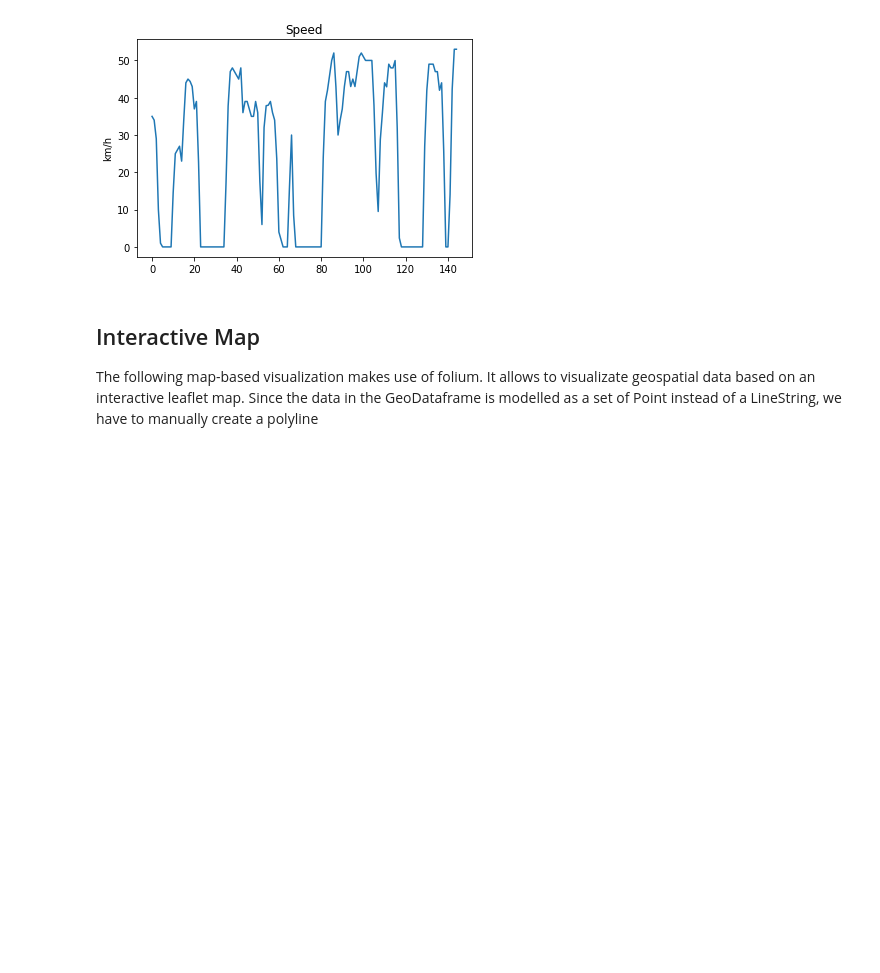
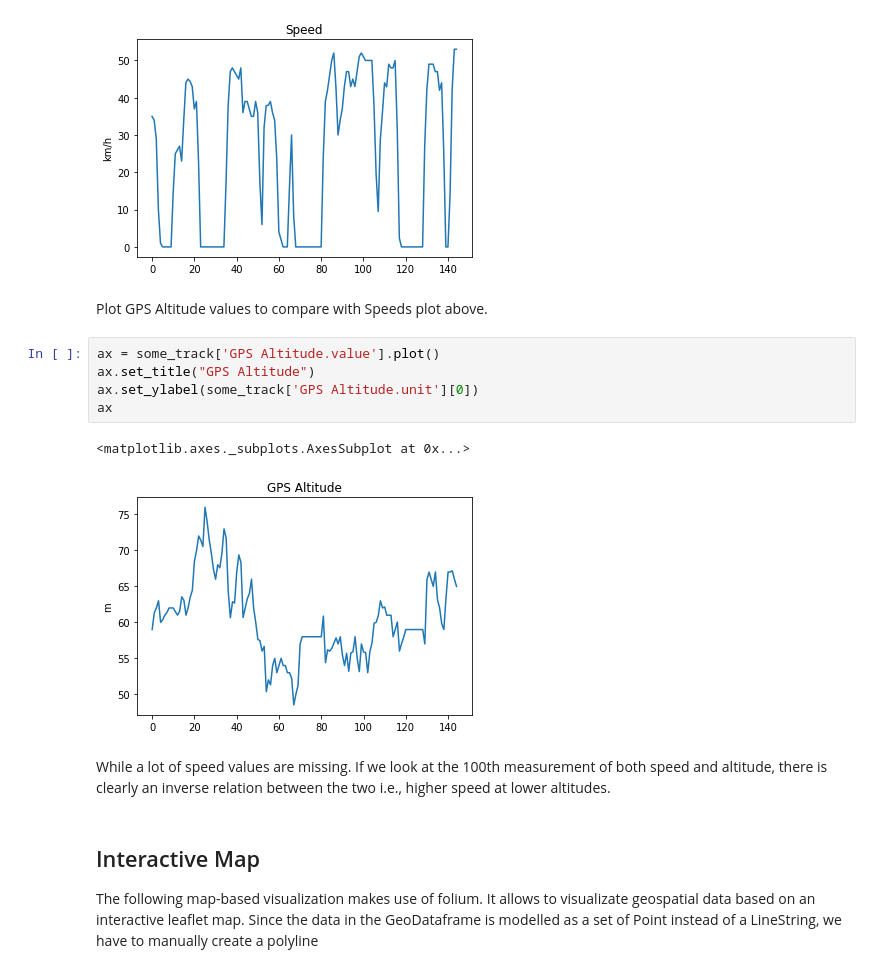
Before and after one commit to enviroCar/envirocar-py, a Jupyter notebook: examples/api_request_deckgl_ssaif.ipynb, the cells around one changed output. Drawn from its saved outputs; the diff is of its cells as text; blank space fills up the shorter version.

Commit message:
plot and compare altitude values with speed

```diff
--- a/examples/api_request_deckgl_ssaif.ipynb
+++ b/examples/api_request_deckgl_ssaif.ipynb
@@ -80,6 +80,18 @@ ax
 # %% [output]
 <matplotlib.axes._subplots.AxesSubplot at 0x...>
 [figure]
+# %% [markdown]
+Plot GPS Altitude values to compare with Speeds plot above.
+# %%
+ax = some_track['GPS Altitude.value'].plot()
+ax.set_title("GPS Altitude")
+ax.set_ylabel(some_track['GPS Altitude.unit'][0])
+ax
+# %% [output]
+<matplotlib.axes._subplots.AxesSubplot at 0x...>
+[figure, added]
+# %% [markdown]
+While a lot of speed values are missing. If we look at the 100th measurement of both speed and altitude, there is clearly an inverse relation between the two i.e., higher speed at lower altitudes.
 # %% [markdown]
 ## Interactive Map
 The following map-based visualization makes use of folium. It allows to visualizate geospatial data based on an interactive leaflet map. Since the data in the GeoDataframe is modelled as a set of Point instead of a LineString, we have to manually create a polyline
```
